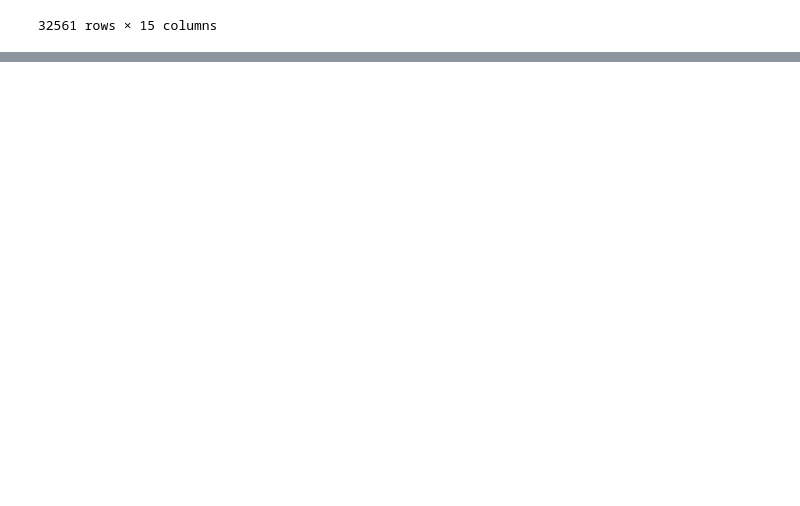
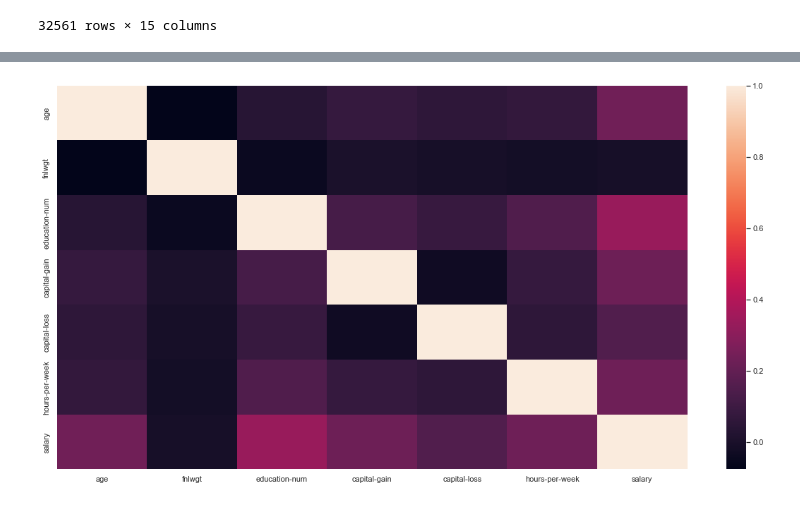
Before and after one commit to sabirbagwan/INeuron_Internship_Projects, a Jupyter notebook: AdultCensusIncomePrediction/AdultCensusIncomePrediction.ipynb, the cells around one changed output, grey strips where cells are left out. Saved outputs shown, nothing was run; the diff lists cells and outputs as text; code cells hidden in the pictures; blank space fills up the shorter version.

```diff
--- a/AdultCensusIncomePrediction/AdultCensusIncomePrediction.ipynb
+++ b/AdultCensusIncomePrediction/AdultCensusIncomePrediction.ipynb
@@ -104,0 +147,9 @@ df
+# %%
+#always remember your magic function if using Jupyter
+correlations = df.corr()
+sns.heatmap(correlations)
+# figure = plt.figure(figsize=e=(12, 6))
+# sns.set(rc={'figure.figsize':(20,10)})
+plt.show()
+# %% [output]
+[figure, added]
```
Also changed, not shown: parts of 61 cells of this notebook, 1 other file.
